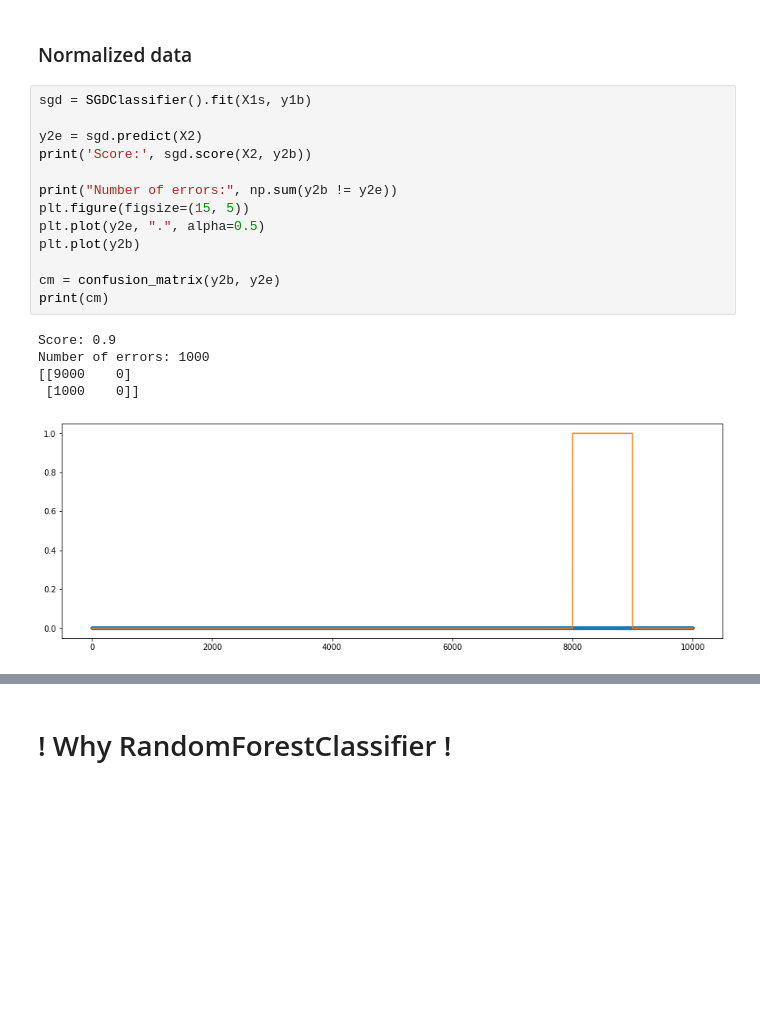
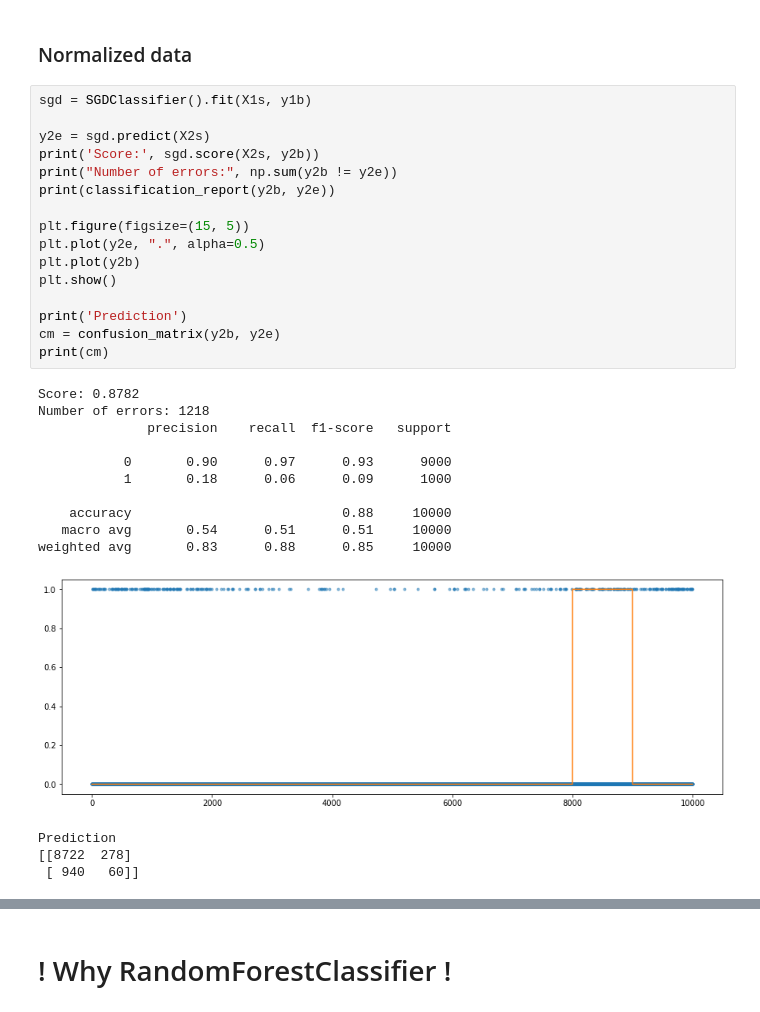
Before and after one commit to Krfld/ISEL-AAA, a Jupyter notebook: T1/A45881A45890_T1.ipynb, the cells around one changed output, grey strips where cells are left out. Saved outputs shown, nothing was run; the diff lists cells and outputs as text; blank space fills up the shorter version.

```diff
--- a/T1/A45881A45890_T1.ipynb
+++ b/T1/A45881A45890_T1.ipynb
@@ -164,19 +201,31 @@ Number of errors: 1000
 # %%
 sgd = SGDClassifier().fit(X1s, y1b)
 
-y2e = sgd.predict(X2)
-print('Score:', sgd.score(X2, y2b))
+y2e = sgd.predict(X2s)
+print('Score:', sgd.score(X2s, y2b))
+print("Number of errors:", np.sum(y2b != y2e))
+print(classification_report(y2b, y2e))
 
-print("Number of errors:", np.sum(y2b != y2e))
 plt.figure(figsize=(15, 5))
 plt.plot(y2e, ".", alpha=0.5)
 plt.plot(y2b)
+plt.show()
 
+print('Prediction')
 cm = confusion_matrix(y2b, y2e)
 print(cm)
 # %% [output]
-Score: 0.9
-Number of errors: 1000
-[[9000    0]
- [1000    0]]
+Score: 0.8782
+Number of errors: 1218
+              precision    recall  f1-score   support
+
+           0       0.90      0.97      0.93      9000
+           1       0.18      0.06      0.09      1000
+
+    accuracy                           0.88     10000
+   macro avg       0.54      0.51      0.51     10000
+weighted avg       0.83      0.88      0.85     10000
-[figure, old version]
+[figure, new version]
+Prediction
+[[8722  278]
+ [ 940   60]]
```
Also changed, not shown: parts of 14 cells of this notebook.
